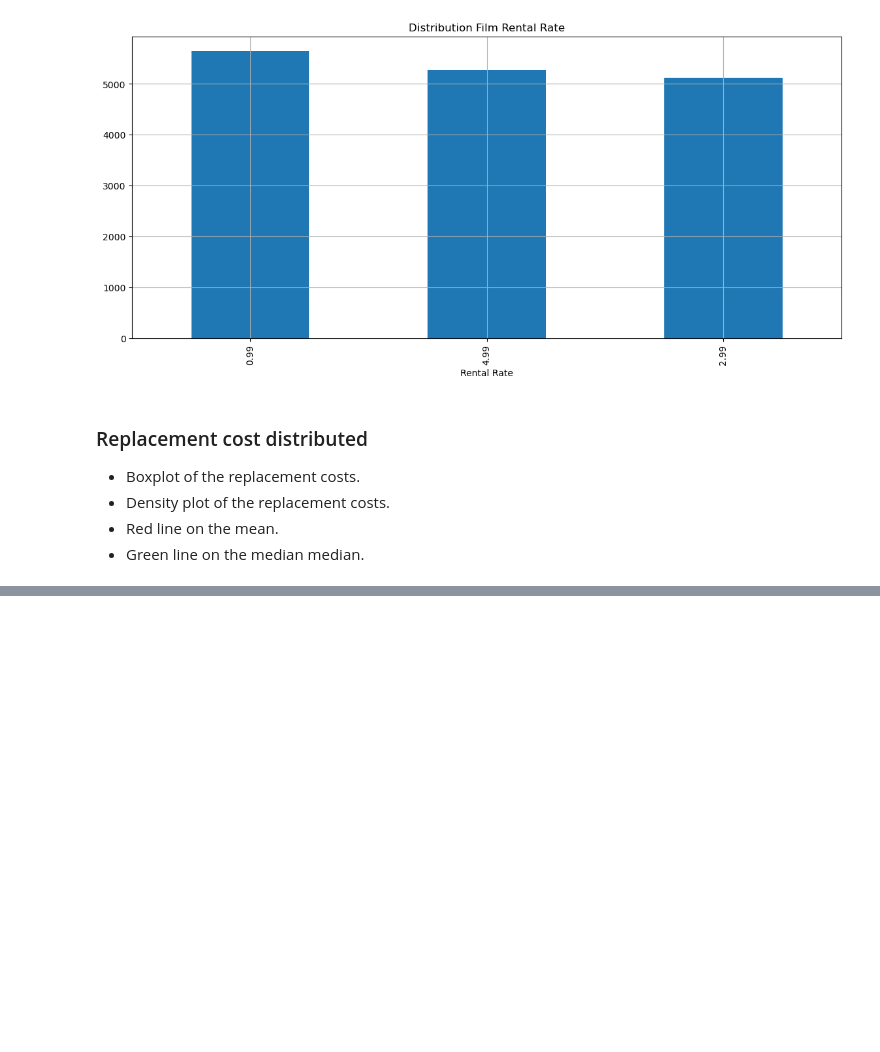
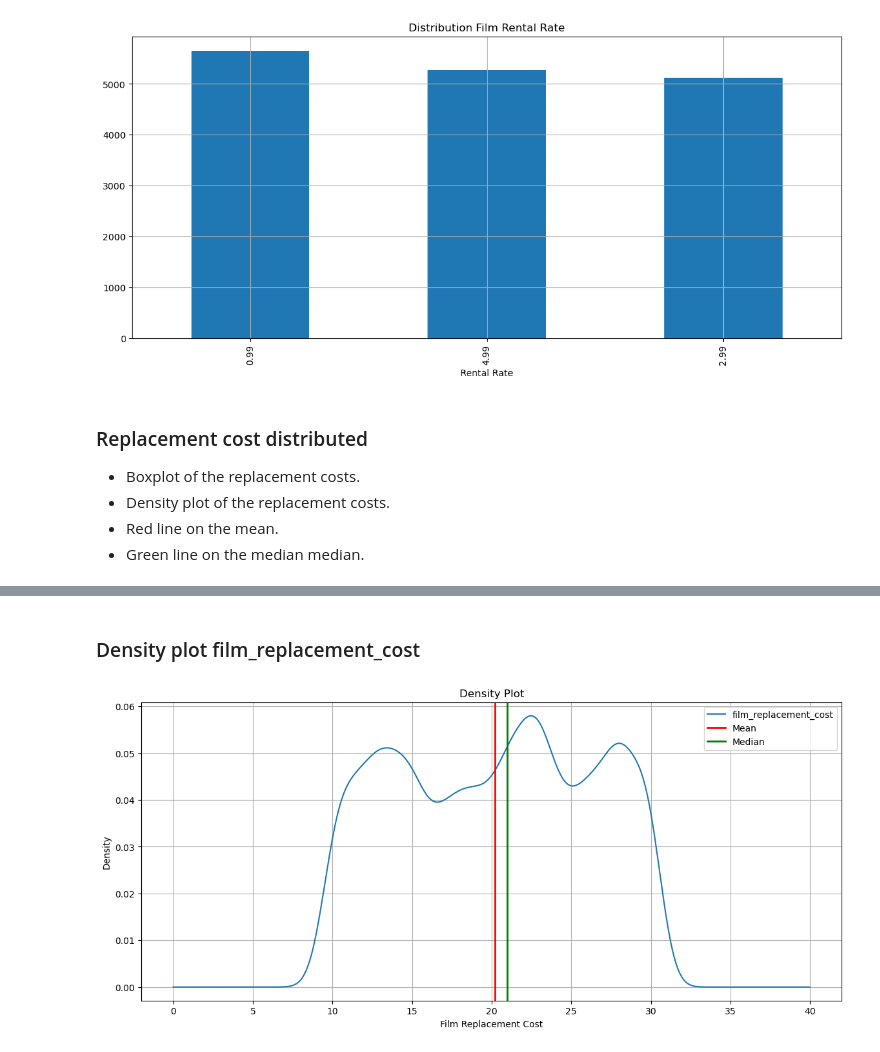
Before and after one commit to luroel/sakiladb, a Jupyter notebook: main_sakila_db.ipynb, the cells around one changed output, grey strips where cells are left out. Drawn from its saved outputs; the diff is of its cells as text; code cells hidden in the pictures; blank space fills up the shorter version.

```diff
--- a/main_sakila_db.ipynb
+++ b/main_sakila_db.ipynb
@@ -115,0 +123,14 @@ plt.show()
+# %% [markdown]
+### Density plot film_replacement_cost
+# %%
+ax = df['film_replacement_cost'].plot(kind='density', figsize=(14,6))
+ax.axvline(df['film_replacement_cost'].mean(), color='Red', linestyle='-', linewidth=2, label='Mean')
+ax.axvline(df['film_replacement_cost'].median(), color='Green', linestyle='-', linewidth=2, label='Median')
+plt.xlabel("Film Replacement Cost")
+plt.ylabel("Density")
+plt.title("Density Plot")
+plt.legend(loc='upper right')
+plt.grid()
+plt.show()
+# %% [output]
+[figure, added]
```
Also changed, not shown: parts of 2 cells of this notebook.
